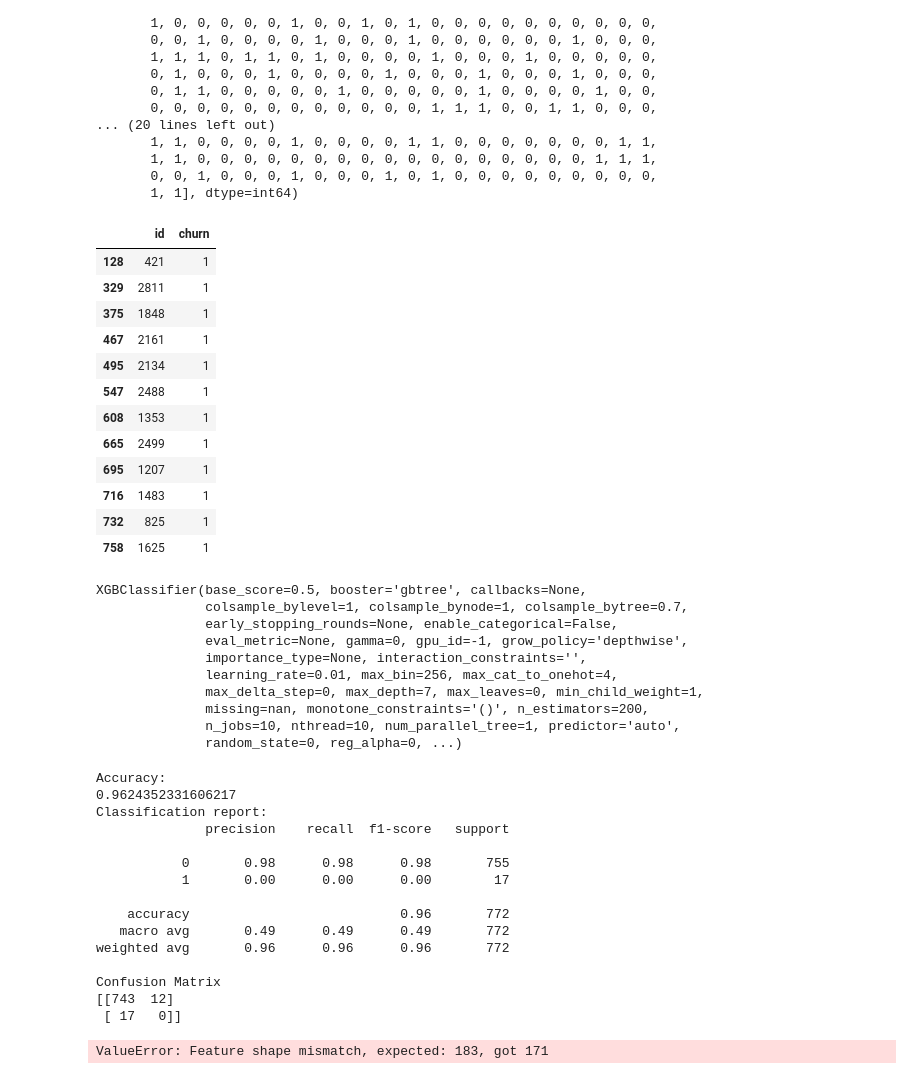
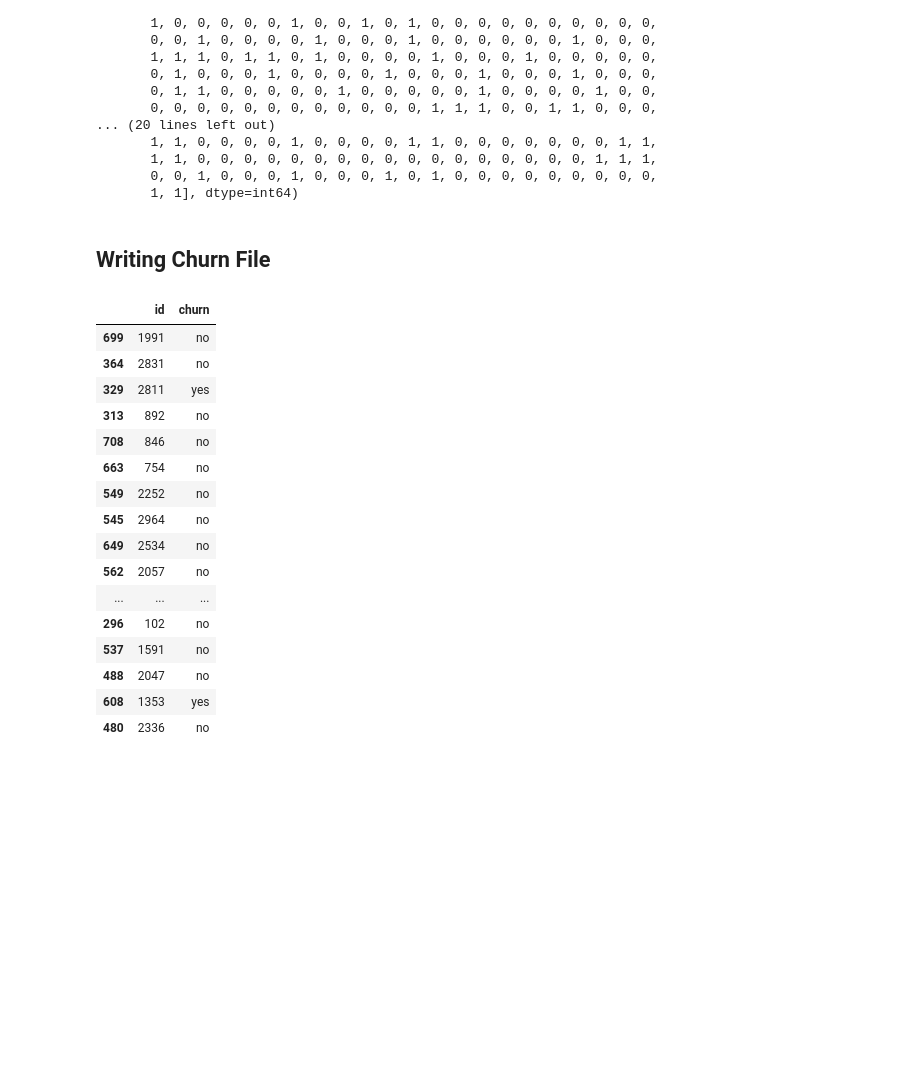
Before and after one commit to ranveer-singh/TelecomChurn, a Jupyter notebook: TelecomChurn_Ranveer_Anindita_Group_Assignment.ipynb, the cells around one changed output. Drawn from its saved outputs; the diff is of its cells as text; code cells hidden in the pictures; blank space fills up the shorter version.

```diff
--- a/TelecomChurn_Ranveer_Anindita_Group_Assignment.ipynb
+++ b/TelecomChurn_Ranveer_Anindita_Group_Assignment.ipynb
@@ -537,21 +537,28 @@ array([1, 0, 0, 0, 0, 0, 0, 0, 0, 0, 0, 1, 0, 0, 0, 0, 0, 1, 0, 0, 0, 0,
        1, 1, 0, 0, 0, 0, 0, 0, 0, 0, 0, 0, 0, 0, 0, 0, 0, 0, 0, 1, 1, 1,
        0, 0, 1, 0, 0, 0, 1, 0, 0, 0, 1, 0, 1, 0, 0, 0, 0, 0, 0, 0, 0, 0,
        1, 1], dtype=int64)
+# %% [markdown]
+## Writing Churn File
 # %%
 result = pd.DataFrame({'id':X_test.index, 'churn':y_pred})
-result[result["churn"] == 1]
+result["churn"] = result["churn"].replace([0,1],['no','yes'])
+result.sample(20)
 # %% [output]
 |  | id | churn |
-| 128 | 421 | 1 |
-| 329 | 2811 | 1 |
-| 375 | 1848 | 1 |
-| 467 | 2161 | 1 |
-| 495 | 2134 | 1 |
-| 547 | 2488 | 1 |
-| 608 | 1353 | 1 |
-| 665 | 2499 | 1 |
-| 695 | 1207 | 1 |
-| 716 | 1483 | 1 |
-| 732 | 825 | 1 |
-| 758 | 1625 | 1 |
+| 699 | 1991 | no |
+| 364 | 2831 | no |
+| 329 | 2811 | yes |
+| 313 | 892 | no |
+| 708 | 846 | no |
+| 663 | 754 | no |
+| 549 | 2252 | no |
+| 545 | 2964 | no |
+| 649 | 2534 | no |
+| 562 | 2057 | no |
+| ... | ... | ... |
+| 296 | 102 | no |
+| 537 | 1591 | no |
+| 488 | 2047 | no |
+| 608 | 1353 | yes |
+| 480 | 2336 | no |
 # %%
@@ -561,45 +565,0 @@ result.to_csv('churn_result.csv',index=False)
-# %%
-from xgboost import XGBClassifier
-
-clf = XGBClassifier(max_depth=7, n_estimators=200, colsample_bytree=0.7,
-                        subsample=0.8, nthread=10, learning_rate=0.01)
-clf.fit(X_train_s, y_train_s)
-y_pred = clf.predict(X_test)
-print('Accuracy: ')
-print('{}'.format(accuracy_score(y_test, y_pred)))
-print('Classification report: ')
-print('{}'.format(classification_report(y_test, y_pred)))
-print('Confusion Matrix')
-print('{}'.format(confusion_matrix(y_test, y_pred)))
-# %% [output]
-XGBClassifier(base_score=0.5, booster='gbtree', callbacks=None,
-              colsample_bylevel=1, colsample_bynode=1, colsample_bytree=0.7,
-              early_stopping_rounds=None, enable_categorical=False,
-              eval_metric=None, gamma=0, gpu_id=-1, grow_policy='depthwise',
-              importance_type=None, interaction_constraints='',
-              learning_rate=0.01, max_bin=256, max_cat_to_onehot=4,
-              max_delta_step=0, max_depth=7, max_leaves=0, min_child_weight=1,
-              missing=nan, monotone_constraints='()', n_estimators=200,
-              n_jobs=10, nthread=10, num_parallel_tree=1, predictor='auto',
-              random_state=0, reg_alpha=0, ...)
-Accuracy:
-0.9624352331606217
-Classification report:
-              precision    recall  f1-score   support
-
-           0       0.98      0.98      0.98       755
-           1       0.00      0.00      0.00        17
-
-    accuracy                           0.96       772
-   macro avg       0.49      0.49      0.49       772
-weighted avg       0.96      0.96      0.96       772
-
-Confusion Matrix
-[[743  12]
- [ 17   0]]
-# %%
-# Predict
-
-y_pred_sub = clf.predict(test)
-# %% [output]
-ValueError: Feature shape mismatch, expected: 183, got 171
```
Also changed, not shown: parts of 10 cells of this notebook, 1 other file.
